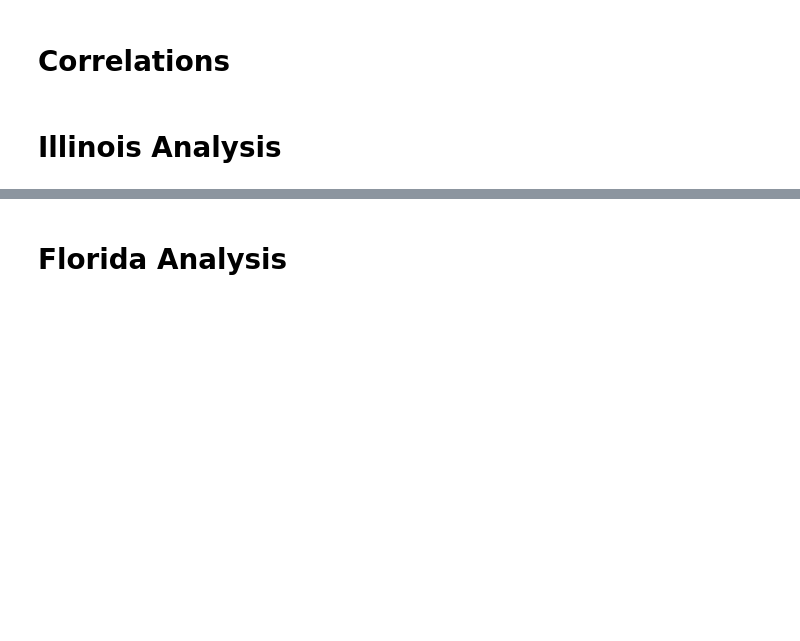
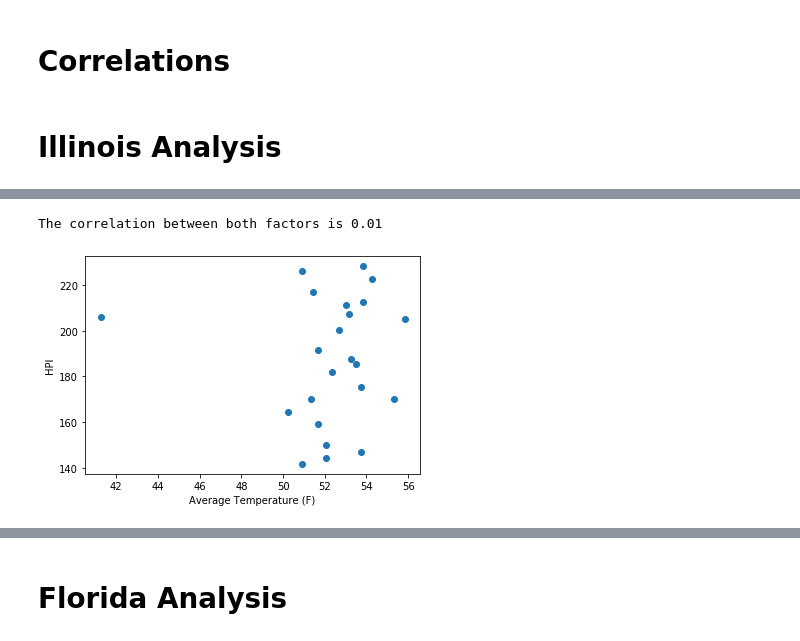
Before and after one commit to connorberek226/Final-Project, a Jupyter notebook: IL Data/Weather_Analysis.ipynb, the cells around one changed output, grey strips where cells are left out. Cells and saved outputs as stored; diff of their text form; code cells hidden in the pictures; blank space fills up the shorter version.

```diff
--- a/IL Data/Weather_Analysis.ipynb
+++ b/IL Data/Weather_Analysis.ipynb
@@ -183,0 +270,12 @@ plt.show()
+# %%
+IL_temp = IL_filter.iloc[:,9]
+IL_HPI = IL_filter.iloc[:,8]
+correlation = st.pearsonr(IL_temp, IL_HPI)
+plt.scatter(IL_temp, IL_HPI)
+plt.xlabel('Average Temperature (F)')
+plt.ylabel('HPI')
+print(f"The correlation between both factors is {round(correlation[0],2)}")
+plt.show()
+# %% [output]
+The correlation between both factors is 0.01
+[figure, added]
```
Also changed, not shown: parts of 12 cells of this notebook.
